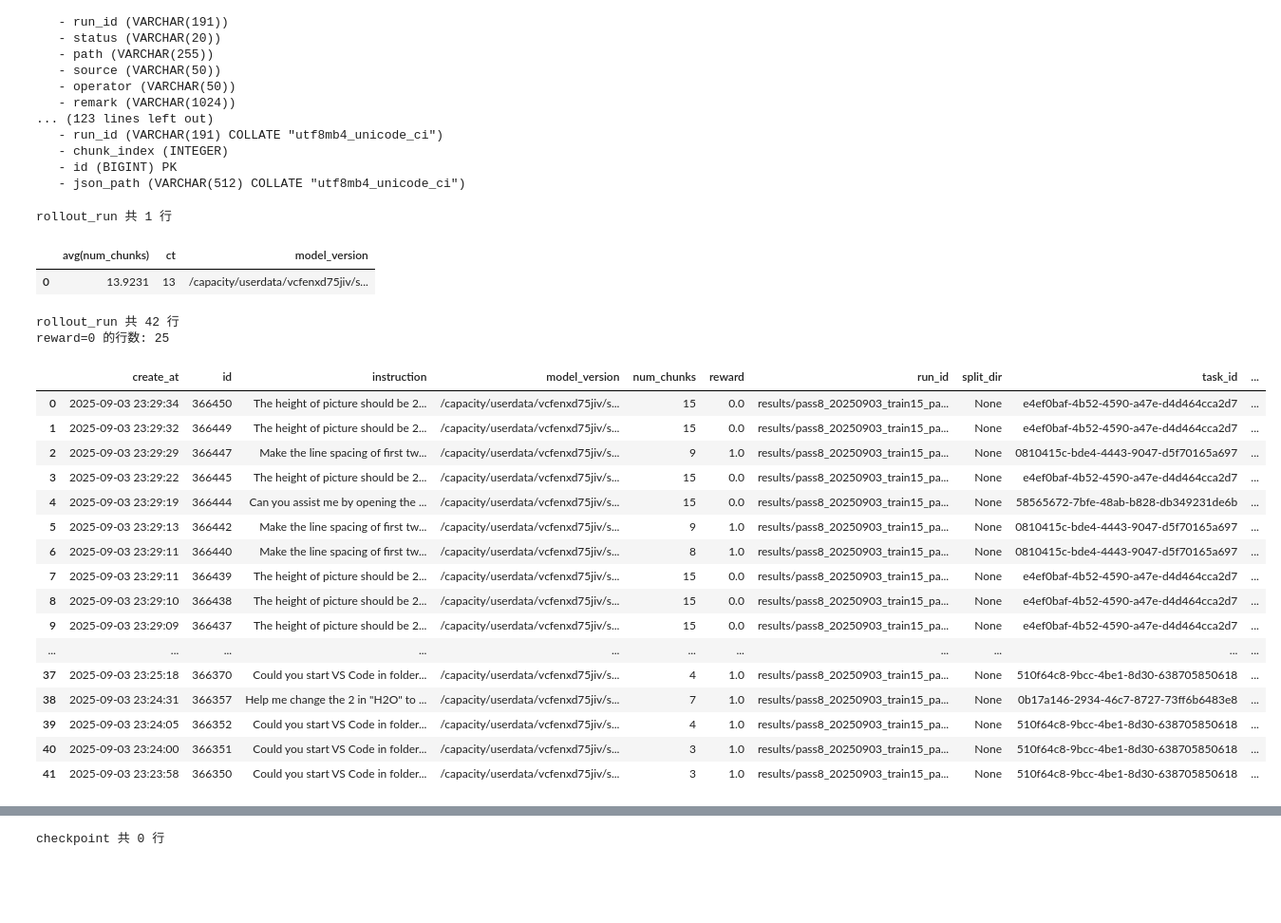
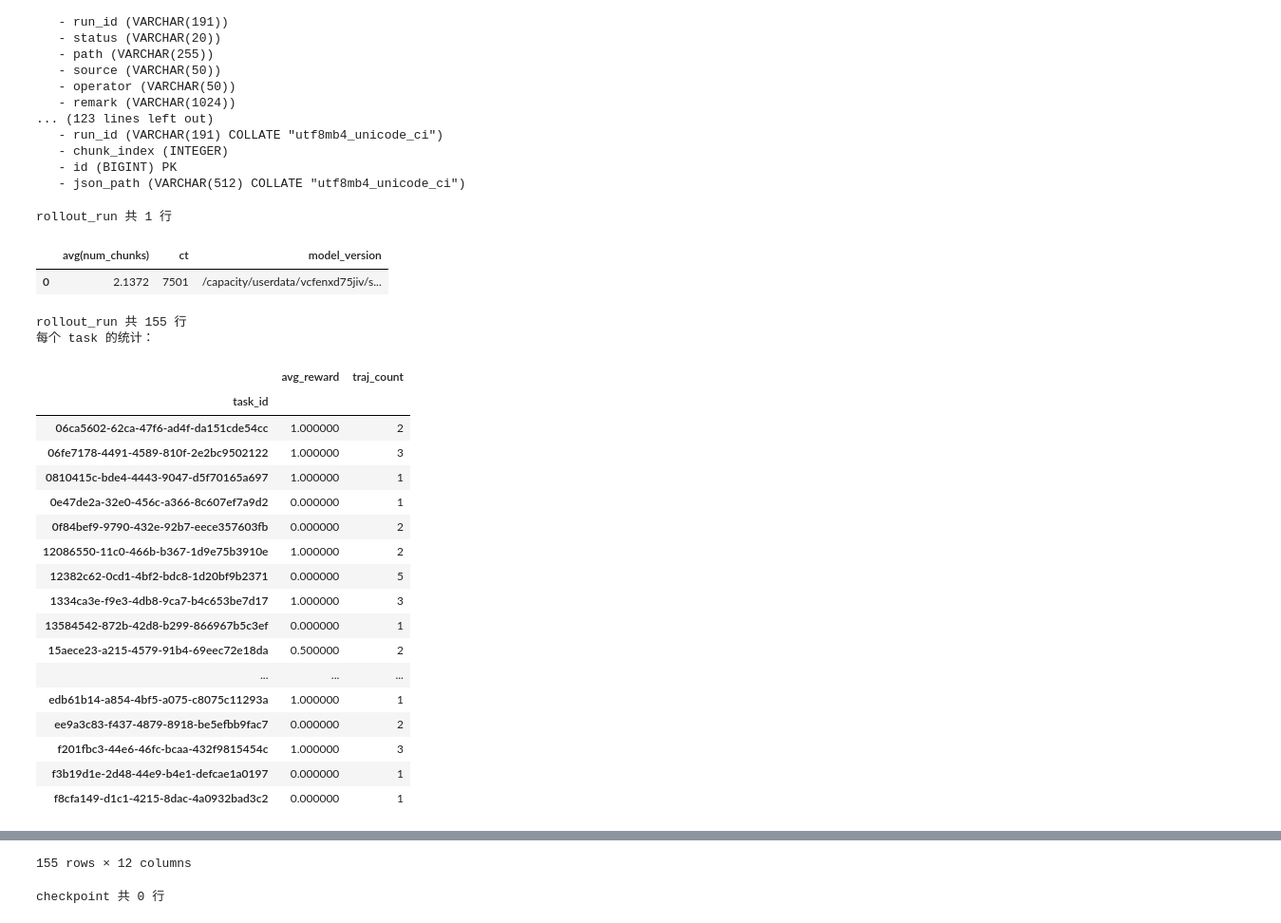
Before and after one commit to Computer-use-agents/dart-gui, a Jupyter notebook: rollouter/scripts/test_mysql.ipynb, the cells around one changed output, grey strips where cells are left out. Shown: that part at 95% size. Cells and saved outputs as stored; diff of their text form; code cells hidden in the pictures; blank space fills up the shorter version.

```diff
--- a/rollouter/scripts/test_mysql.ipynb
+++ b/rollouter/scripts/test_mysql.ipynb
@@ -55,7 +55,7 @@ for tbl in metadata.sorted_tables:
    - json_path (VARCHAR(512) COLLATE "utf8mb4_unicode_ci")
 # %%
 # run_id="results/pass16_20250901_train15_pass16_gpu2_env20_vllm_logp_maxstep15"# results/test_for_train_instruction
-run_id="results/pass8_20250904_train90_pass8_gpu3_env30_vllm_logp_maxstep30"
+run_id="results/pass8_20250904_train15_pass8_gpu2_env20_vllm_logp_maxstep15_tesl_vllm_logp_test5"
 with engine.connect() as conn:
     result = conn.execute(text(f"SELECT count(*) ct, avg(num_chunks), model_version FROM `rollout_run` where run_id='{run_id}' group by model_version"))
     rows = result.mappings().all()   # list[dict]，便于后续处理
@@ -65,43 +65,56 @@ import pandas as pd; pd.DataFrame(rows)
 # %% [output]
 rollout_run 共 1 行
 |  | avg(num_chunks) | ct | model_version |
-| 0 | 13.9231 | 13 | /capacity/userdata/vcfenxd75jiv/s... |
+| 0 | 2.1372 | 7501 | /capacity/userdata/vcfenxd75jiv/s... |
 # %%
 # results/pass16_20250901_train15_pass16_gpu2_env20_vllm_logp_maxstep15
 
 # results/pass16_20250901_train15_pass16_gpu2_env20_vllm_logp_maxstep15
 # %%
+import pandas as pd
+
 # 查看run_id已采样的数据
 # run_id="results/test_for_train_pass8_gpu7_env69_20250821_2333" # results/test_for_train_instruction  results/pass@32_trainset90
 run_id="results/pass8_20250904_train90_pass8_gpu3_env30_vllm_logp_maxstep30" # results/test_for_train_instruction  results/pass@32_trainset90
 with engine.connect() as conn:
     result = conn.execute(text(f"SELECT * FROM `rollout_run` where run_id='{run_id}' order by create_at desc"))
     rows = result.mappings().all()   # list[dict]，便于后续处理
 print(f"rollout_run 共 {len(rows)} 行")
 # 可选：转成 DataFrame 方便查看
-
-reward_zero_count = sum(row.get("reward", None) == 0 for row in rows)
-print(f"reward=0 的行数: {reward_zero_count}")
+df = pd.DataFrame(rows)
+if "task_id" in df.columns and "reward" in df.columns:
+    avg_rewards = df.groupby("task_id")["reward"].mean()
+    traj_counts = df.groupby("task_id")["trajectory_id"].nunique()
+    summary_df = pd.DataFrame({
+        "avg_reward": avg_rewards,
+        "traj_count": traj_counts
+    })
+    print("每个 task 的统计：")
+    with pd.option_context('display.max_rows', None, 'display.max_columns', None):
+        display(summary_df)
+else:
+    print("数据中缺少 task_id 或 reward 字段")
 
 
 import pandas as pd; pd.DataFrame(rows)
 # %% [output]
-rollout_run 共 42 行
-reward=0 的行数: 25
+rollout_run 共 155 行
+每个 task 的统计：
-|  | create_at | id | instruction | model_version | num_chunks | reward | run_id | split_dir | task_id | ... |
-| 0 | 2025-09-03 23:29:34 | 366450 | The height of picture should be 2... | /capacity/userdata/vcfenxd75jiv/s... | 15 | 0.0 | results/pass8_20250903_train15_pa... | None | e4ef0baf-4b52-4590-a47e-d4d464cca2d7 | ... |
-| 1 | 2025-09-03 23:29:32 | 366449 | The height of picture should be 2... | /capacity/userdata/vcfenxd75jiv/s... | 15 | 0.0 | results/pass8_20250903_train15_pa... | None | e4ef0baf-4b52-4590-a47e-d4d464cca2d7 | ... |
-| 2 | 2025-09-03 23:29:29 | 366447 | Make the line spacing of first tw... | /capacity/userdata/vcfenxd75jiv/s... | 9 | 1.0 | results/pass8_20250903_train15_pa... | None | 0810415c-bde4-4443-9047-d5f70165a697 | ... |
-| 3 | 2025-09-03 23:29:22 | 366445 | The height of picture should be 2... | /capacity/userdata/vcfenxd75jiv/s... | 15 | 0.0 | results/pass8_20250903_train15_pa... | None | e4ef0baf-4b52-4590-a47e-d4d464cca2d7 | ... |
-| 4 | 2025-09-03 23:29:19 | 366444 | Can you assist me by opening the ... | /capacity/userdata/vcfenxd75jiv/s... | 15 | 0.0 | results/pass8_20250903_train15_pa... | None | 58565672-7bfe-48ab-b828-db349231de6b | ... |
-| 5 | 2025-09-03 23:29:13 | 366442 | Make the line spacing of first tw... | /capacity/userdata/vcfenxd75jiv/s... | 9 | 1.0 | results/pass8_20250903_train15_pa... | None | 0810415c-bde4-4443-9047-d5f70165a697 | ... |
-| 6 | 2025-09-03 23:29:11 | 366440 | Make the line spacing of first tw... | /capacity/userdata/vcfenxd75jiv/s... | 8 | 1.0 | results/pass8_20250903_train15_pa... | None | 0810415c-bde4-4443-9047-d5f70165a697 | ... |
-| 7 | 2025-09-03 23:29:11 | 366439 | The height of picture should be 2... | /capacity/userdata/vcfenxd75jiv/s... | 15 | 0.0 | results/pass8_20250903_train15_pa... | None | e4ef0baf-4b52-4590-a47e-d4d464cca2d7 | ... |
-| 8 | 2025-09-03 23:29:10 | 366438 | The height of picture should be 2... | /capacity/userdata/vcfenxd75jiv/s... | 15 | 0.0 | results/pass8_20250903_train15_pa... | None | e4ef0baf-4b52-4590-a47e-d4d464cca2d7 | ... |
-| 9 | 2025-09-03 23:29:09 | 366437 | The height of picture should be 2... | /capacity/userdata/vcfenxd75jiv/s... | 15 | 0.0 | results/pass8_20250903_train15_pa... | None | e4ef0baf-4b52-4590-a47e-d4d464cca2d7 | ... |
-| ... | ... | ... | ... | ... | ... | ... | ... | ... | ... | ... |
-| 37 | 2025-09-03 23:25:18 | 366370 | Could you start VS Code in folder... | /capacity/userdata/vcfenxd75jiv/s... | 4 | 1.0 | results/pass8_20250903_train15_pa... | None | 510f64c8-9bcc-4be1-8d30-638705850618 | ... |
-| 38 | 2025-09-03 23:24:31 | 366357 | Help me change the 2 in "H2O" to ... | /capacity/userdata/vcfenxd75jiv/s... | 7 | 1.0 | results/pass8_20250903_train15_pa... | None | 0b17a146-2934-46c7-8727-73ff6b6483e8 | ... |
-| 39 | 2025-09-03 23:24:05 | 366352 | Could you start VS Code in folder... | /capacity/userdata/vcfenxd75jiv/s... | 4 | 1.0 | results/pass8_20250903_train15_pa... | None | 510f64c8-9bcc-4be1-8d30-638705850618 | ... |
-| 40 | 2025-09-03 23:24:00 | 366351 | Could you start VS Code in folder... | /capacity/userdata/vcfenxd75jiv/s... | 3 | 1.0 | results/pass8_20250903_train15_pa... | None | 510f64c8-9bcc-4be1-8d30-638705850618 | ... |
-| 41 | 2025-09-03 23:23:58 | 366350 | Could you start VS Code in folder... | /capacity/userdata/vcfenxd75jiv/s... | 3 | 1.0 | results/pass8_20250903_train15_pa... | None | 510f64c8-9bcc-4be1-8d30-638705850618 | ... |
+|  | avg_reward | traj_count |
+| task_id |  |  |
+| 06ca5602-62ca-47f6-ad4f-da151cde54cc | 1.000000 | 2 |
+| 06fe7178-4491-4589-810f-2e2bc9502122 | 1.000000 | 3 |
+| 0810415c-bde4-4443-9047-d5f70165a697 | 1.000000 | 1 |
+| 0e47de2a-32e0-456c-a366-8c607ef7a9d2 | 0.000000 | 1 |
+| 0f84bef9-9790-432e-92b7-eece357603fb | 0.000000 | 2 |
+| 12086550-11c0-466b-b367-1d9e75b3910e | 1.000000 | 2 |
+| 12382c62-0cd1-4bf2-bdc8-1d20bf9b2371 | 0.000000 | 5 |
+| 1334ca3e-f9e3-4db8-9ca7-b4c653be7d17 | 1.000000 | 3 |
+| 13584542-872b-42d8-b299-866967b5c3ef | 0.000000 | 1 |
+| 15aece23-a215-4579-91b4-69eec72e18da | 0.500000 | 2 |
+| ... | ... | ... |
+| edb61b14-a854-4bf5-a075-c8075c11293a | 1.000000 | 1 |
+| ee9a3c83-f437-4879-8918-be5efbb9fac7 | 0.000000 | 2 |
+| f201fbc3-44e6-46fc-bcaa-432f9815454c | 1.000000 | 3 |
+| f3b19d1e-2d48-44e9-b4e1-defcae1a0197 | 0.000000 | 1 |
+| f8cfa149-d1c1-4215-8dac-4a0932bad3c2 | 0.000000 | 1 |
@@ -108,3 +133,4 @@ reward=0 的行数: 25
+155 rows × 12 columns
 # %%
 # 查看run_id已保存的checkpoints
 run_id="results/pass16_20250902_train90_pass16_gpu2_env20_vllm_logp_maxstep50" # results/test_for_train_instruction  results/pass@32_trainset90
```
Also changed, not shown: parts of 1 cell of this notebook, 9 other files.
